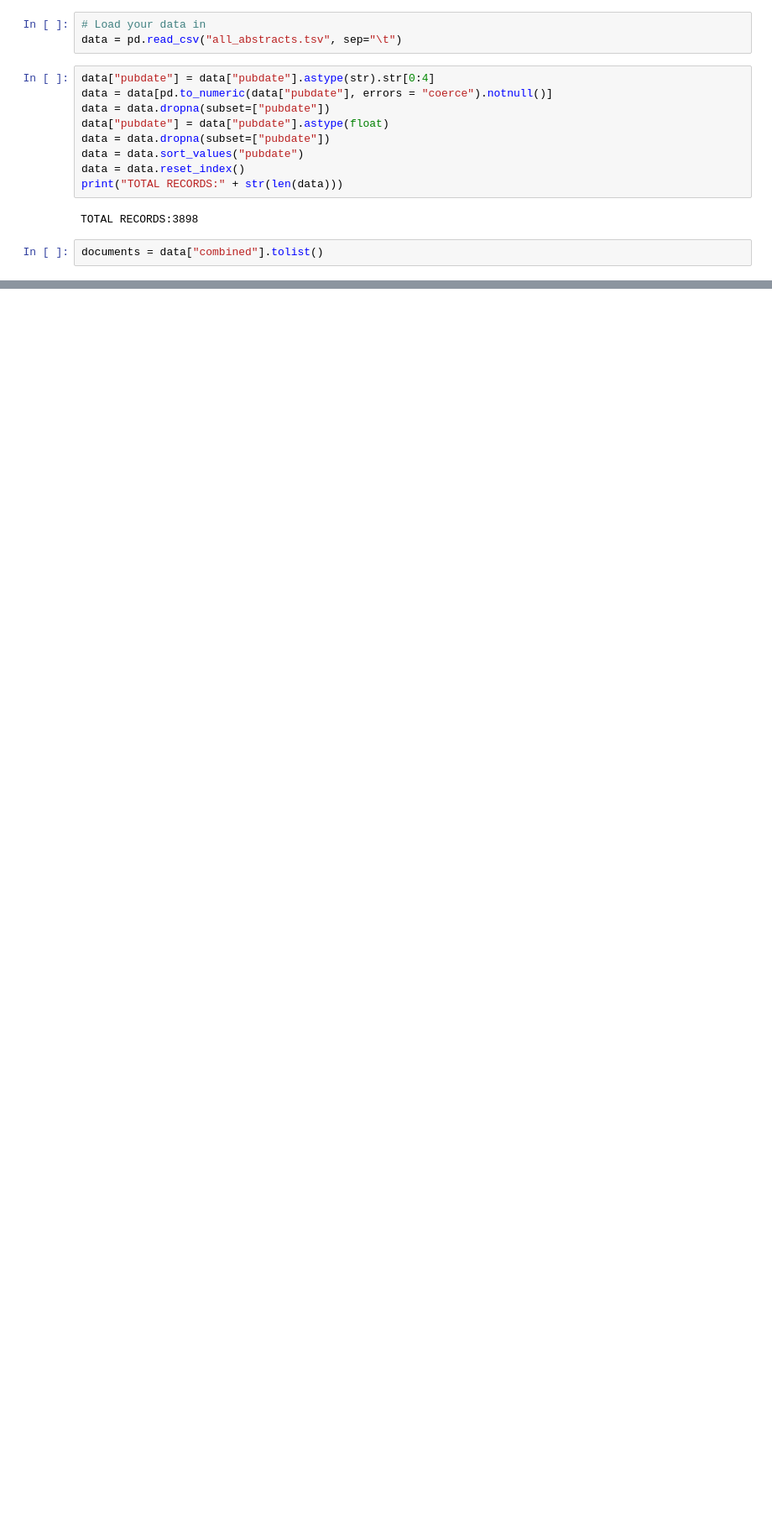
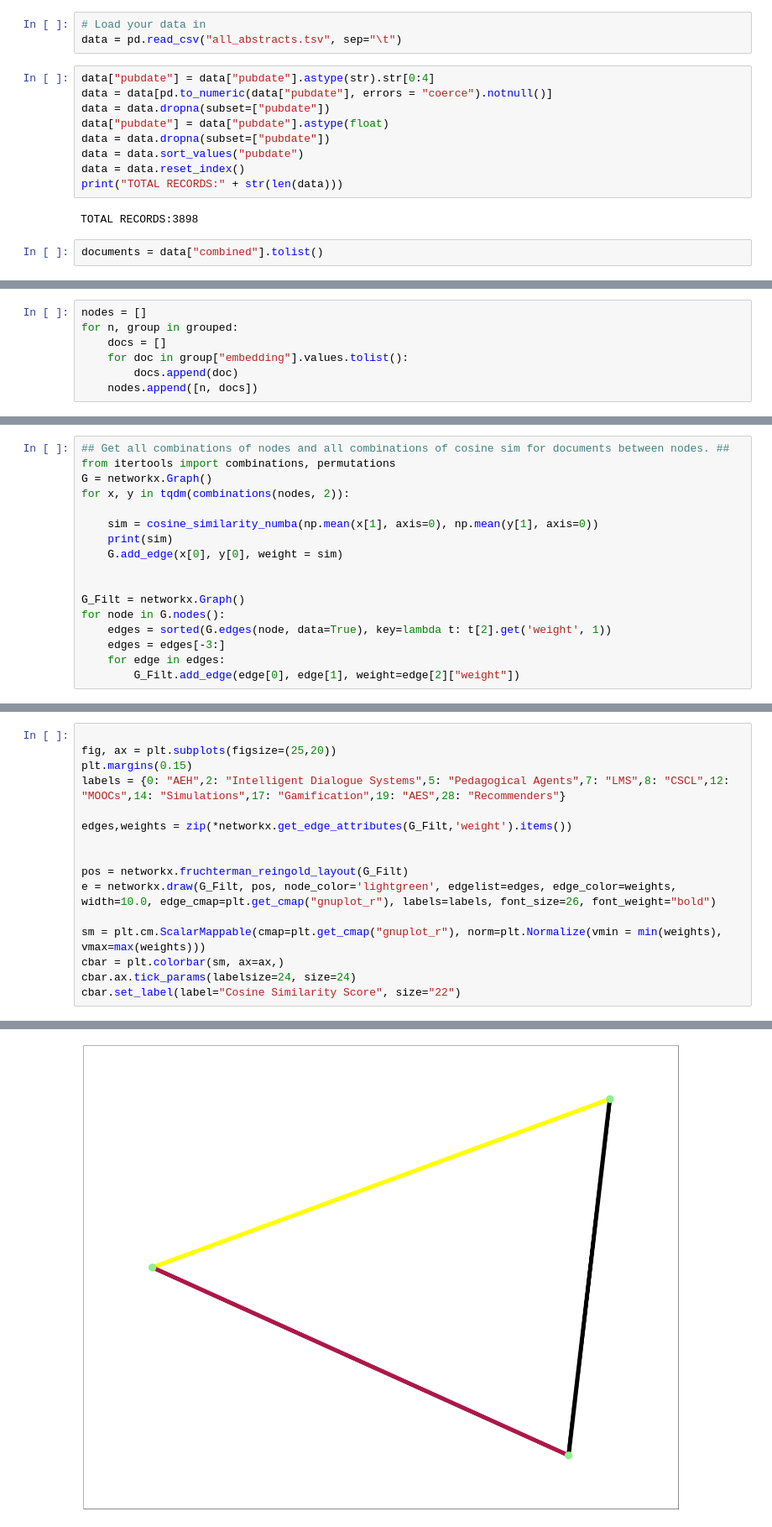
Before and after one commit to ryanon4/epistemological-topic-modelling, a Jupyter notebook: learning-analytics-workshop-main.ipynb, the cells around one changed output, grey strips where cells are left out. Shown: that part at 84% size. Cells and saved outputs as stored; diff of their text form; blank space fills up the shorter version.

```diff
--- a/learning-analytics-workshop-main.ipynb
+++ b/learning-analytics-workshop-main.ipynb
@@ -34,0 +92,7 @@ print("Number of Topics Identified:" + str(model.get_num_topics()))
+# %%
+nodes = []
+for n, group in grouped:
+    docs = []
+    for doc in group["embedding"].values.tolist():
+        docs.append(doc)
+    nodes.append([n, docs])
@@ -34,0 +117,17 @@ print("Number of Topics Identified:" + str(model.get_num_topics()))
+# %%
+## Get all combinations of nodes and all combinations of cosine sim for documents between nodes. ##
+from itertools import combinations, permutations
+G = networkx.Graph()
+for x, y in tqdm(combinations(nodes, 2)):
+
+    sim = cosine_similarity_numba(np.mean(x[1], axis=0), np.mean(y[1], axis=0))
+    print(sim)
+    G.add_edge(x[0], y[0], weight = sim)
+
+
+G_Filt = networkx.Graph()
+for node in G.nodes():
+    edges = sorted(G.edges(node, data=True), key=lambda t: t[2].get('weight', 1))
+    edges = edges[-3:]
+    for edge in edges:
+        G_Filt.add_edge(edge[0], edge[1], weight=edge[2]["weight"])
@@ -34,0 +138,17 @@ print("Number of Topics Identified:" + str(model.get_num_topics()))
+# %%
+
+fig, ax = plt.subplots(figsize=(25,20))
+plt.margins(0.15)
+labels = {0: "AEH",2: "Intelligent Dialogue Systems",5: "Pedagogical Agents",7: "LMS",8: "CSCL",12: "MOOCs",14: "Simulations",17: "Gamification",19: "AES",28: "Recommenders"}
+
+edges,weights = zip(*networkx.get_edge_attributes(G_Filt,'weight').items())
+
+
+pos = networkx.fruchterman_reingold_layout(G_Filt)
+e = networkx.draw(G_Filt, pos, node_color='lightgreen', edgelist=edges, edge_color=weights, width=10.0, edge_cmap=plt.get_cmap("gnuplot_r"), labels=labels, font_size=26, font_weight="bold")
+
+sm = plt.cm.ScalarMappable(cmap=plt.get_cmap("gnuplot_r"), norm=plt.Normalize(vmin = min(weights), vmax=max(weights)))
+cbar = plt.colorbar(sm, ax=ax,)
+cbar.ax.tick_params(labelsize=24, size=24)
+cbar.set_label(label="Cosine Similarity Score", size="22")
+# %% [output]
@@ -34,0 +156 @@ print("Number of Topics Identified:" + str(model.get_num_topics()))
+[figure, added]
```
Also changed, not shown: parts of 8 cells of this notebook.
